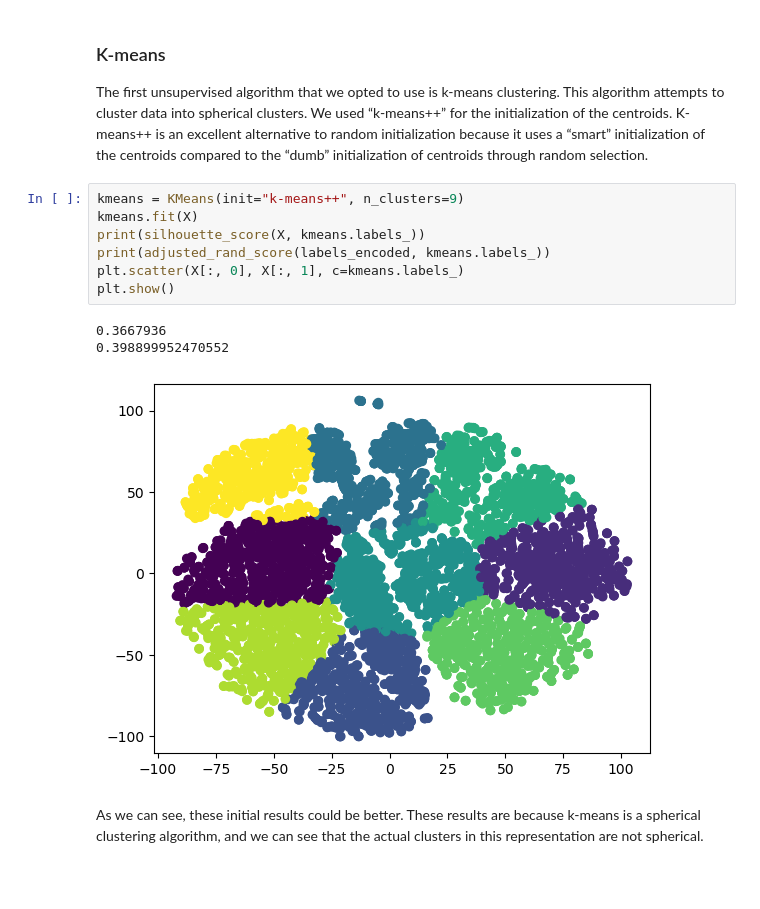
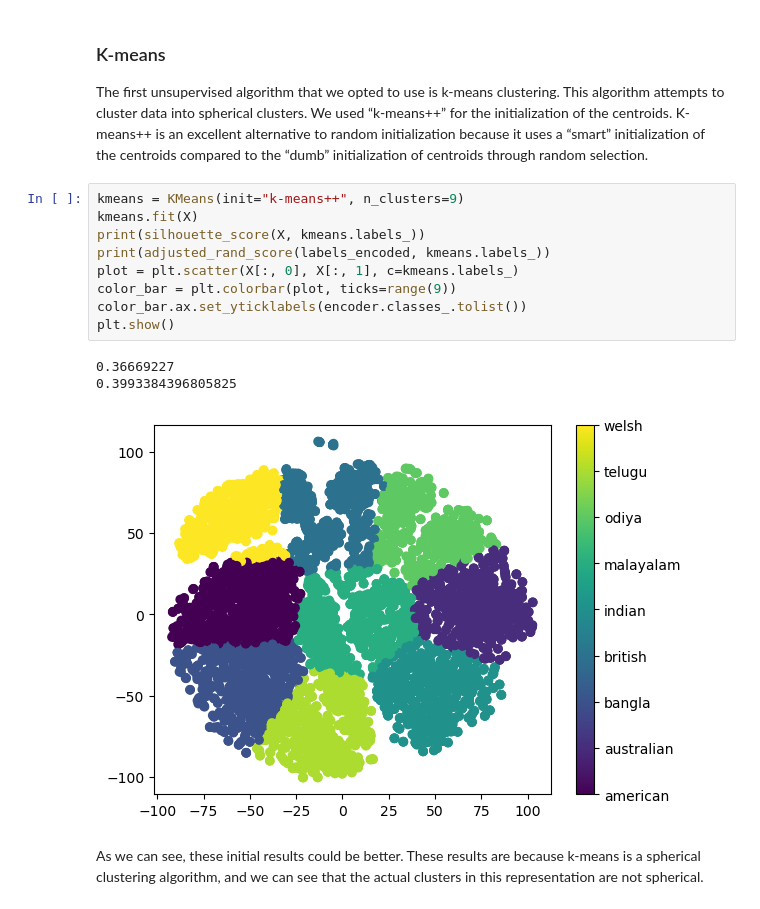
Before and after one commit to alexavndra/cogs_118b_project, a Jupyter notebook: FinalProject_groupXXX.ipynb, the cells around one changed output. Drawn from its saved outputs; the diff is of its cells as text; blank space fills up the shorter version.

Commit message:
made changes to graphs and small text edits

```diff
--- a/FinalProject_groupXXX.ipynb
+++ b/FinalProject_groupXXX.ipynb
@@ -293,14 +210,16 @@ The first unsupervised algorithm that we opted to use is k-means clustering. Thi
 # %%
 kmeans = KMeans(init="k-means++", n_clusters=9)
 kmeans.fit(X)
 print(silhouette_score(X, kmeans.labels_))
 print(adjusted_rand_score(labels_encoded, kmeans.labels_))
-plt.scatter(X[:, 0], X[:, 1], c=kmeans.labels_)
+plot = plt.scatter(X[:, 0], X[:, 1], c=kmeans.labels_)
+color_bar = plt.colorbar(plot, ticks=range(9))
+color_bar.ax.set_yticklabels(encoder.classes_.tolist())
 plt.show()
 # %% [output]
-0.3667936
-0.398899952470552
+0.36669227
+0.3993384396805825
-[figure, old version]
+[figure, new version]
 # %% [markdown]
 As we can see, these initial results could be better. These results are because k-means is a spherical clustering algorithm, and we can see that the actual clusters in this representation are not spherical.
 # %% [markdown]
```
Also changed, not shown: parts of 38 cells of this notebook, 1 other file.
